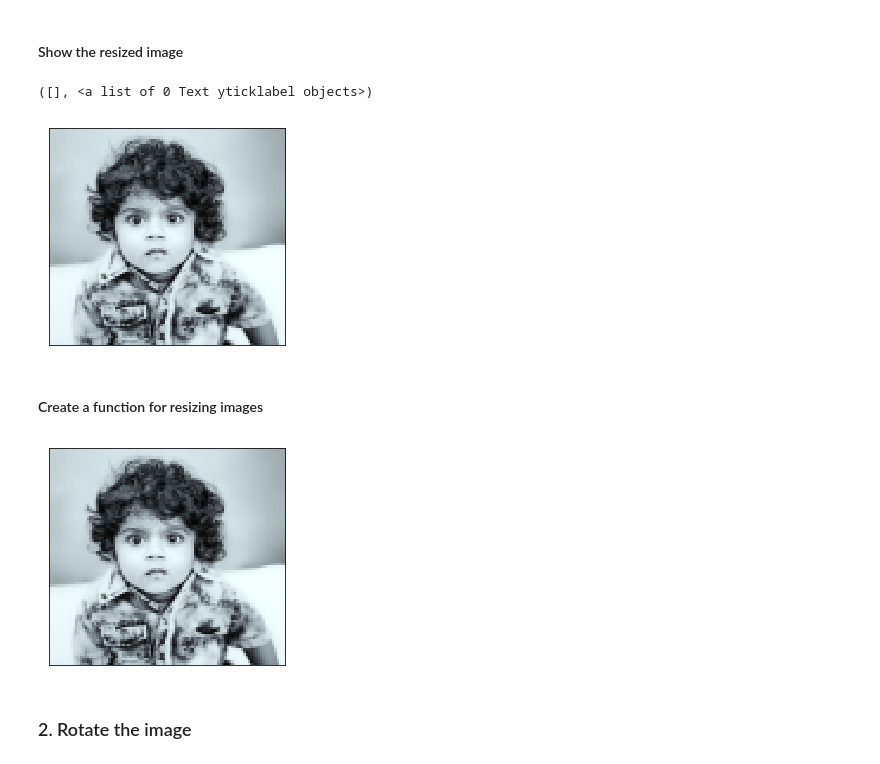
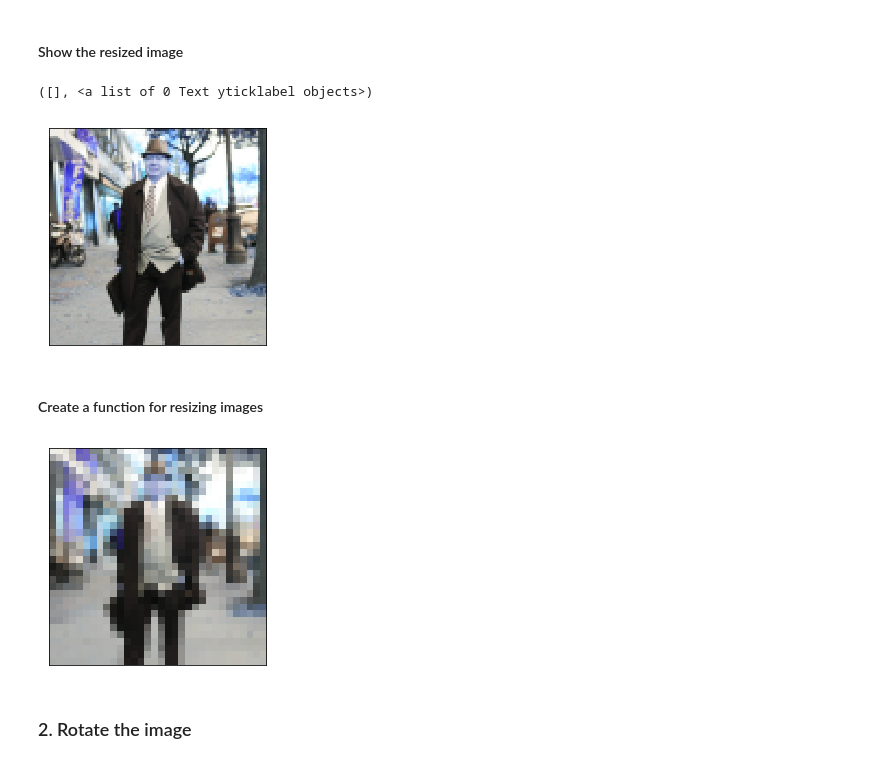
Before and after one commit to plim0793/automating_photography, a Jupyter notebook: image_aug.ipynb, the cells around one changed output. Drawn from its saved outputs; the diff is of its cells as text; code cells hidden in the pictures.

```diff
--- a/image_aug.ipynb
+++ b/image_aug.ipynb
@@ -77,6 +77,6 @@ def crop_img(orig_img, h1, h2, w1, w2):
 # %% [markdown]
 ### Read in the image
 # %%
-t1 = cv2.imread('data/test_1.jpg')
+t1 = cv2.imread('data/humansofny/891237_183126561884885_1511388695_n.jpg')
 print(t1.shape)
 # %% [output]
@@ -107,13 +107,13 @@ plt.xticks([])
 plt.yticks([])
 # %% [output]
 ([], <a list of 0 Text yticklabel objects>)
-[figure, old version]
+[figure, new version]
 # %% [markdown]
 #### Create a function for resizing images
 # %%
-t = resize_img(t1, 100)
+t = resize_img(t1, int(t1.shape[1]*.05))
 # %% [output]
-[figure, old version]
+[figure, new version]
 # %% [markdown]
 ### 2. Rotate the image
 # %% [markdown]
```
Also changed, not shown: parts of 7 cells of this notebook, 1 other file.
